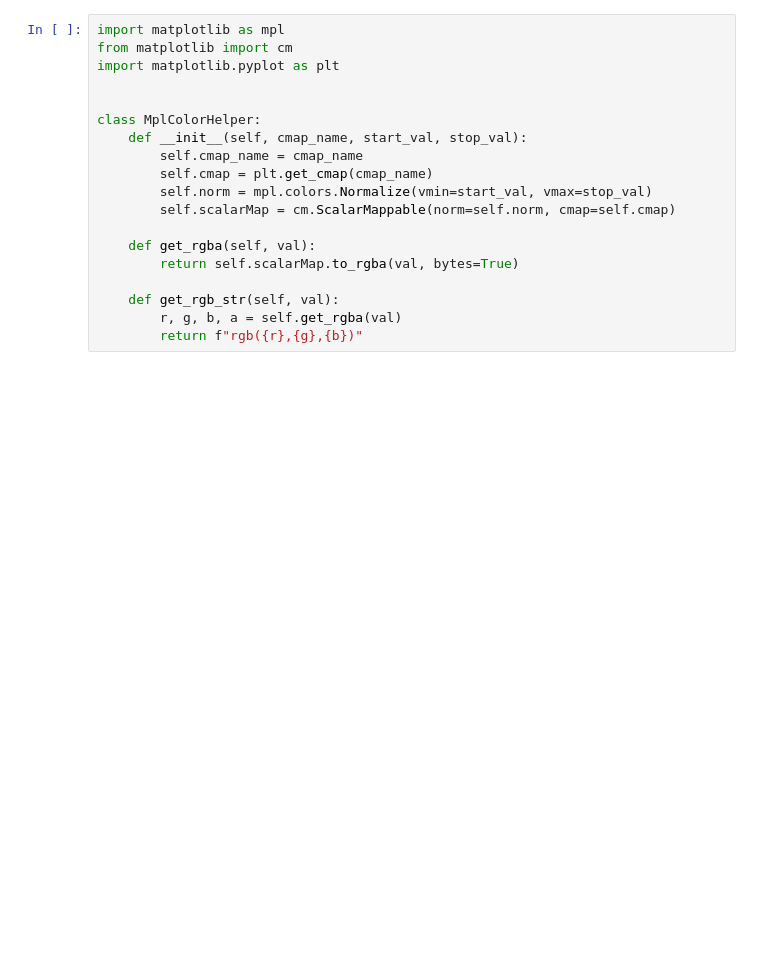
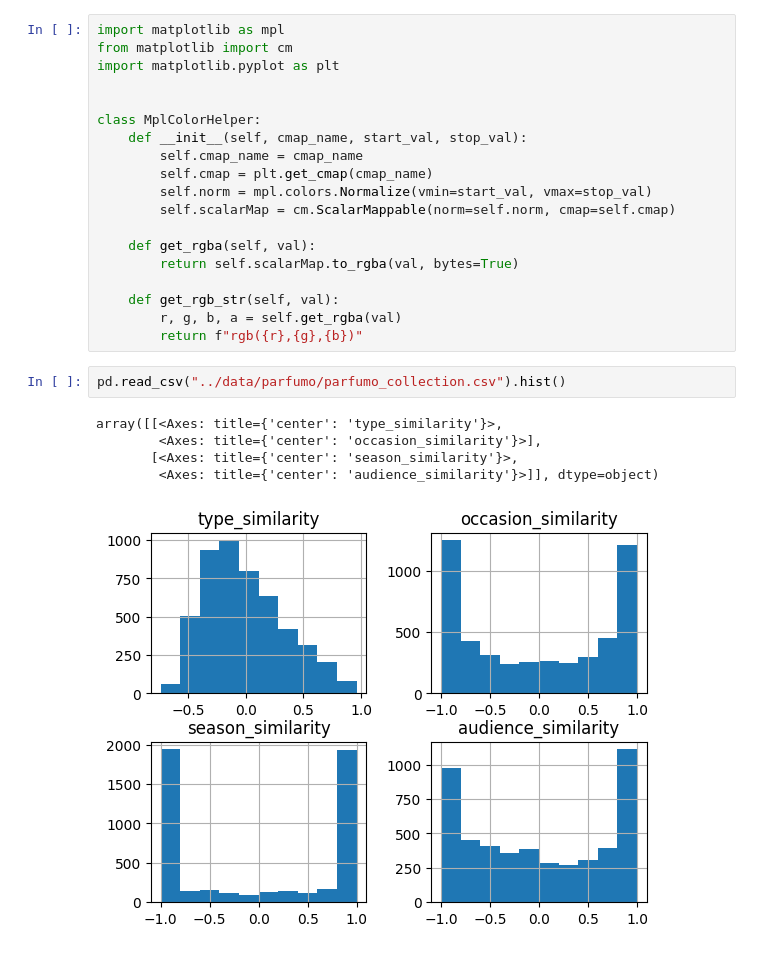
Before and after one commit to wbaker23/fragscrape, a Jupyter notebook: notebooks/parfumo.ipynb, the cells around one changed output. Drawn from its saved outputs; the diff is of its cells as text; blank space fills up the shorter version.

```diff
--- a/notebooks/parfumo.ipynb
+++ b/notebooks/parfumo.ipynb
@@ -145,6 +156,14 @@ class MplColorHelper:
     def get_rgb_str(self, val):
         r, g, b, a = self.get_rgba(val)
         return f"rgb({r},{g},{b})"
+# %%
+pd.read_csv("../data/parfumo/parfumo_collection.csv").hist()
+# %% [output]
+array([[<Axes: title={'center': 'type_similarity'}>,
+        <Axes: title={'center': 'occasion_similarity'}>],
+       [<Axes: title={'center': 'season_similarity'}>,
+        <Axes: title={'center': 'audience_similarity'}>]], dtype=object)
+[figure, added]
 # %%
 import pandas as pd
 import networkx as nx
```
Also changed, not shown: parts of 5 cells of this notebook, 1 other file.
